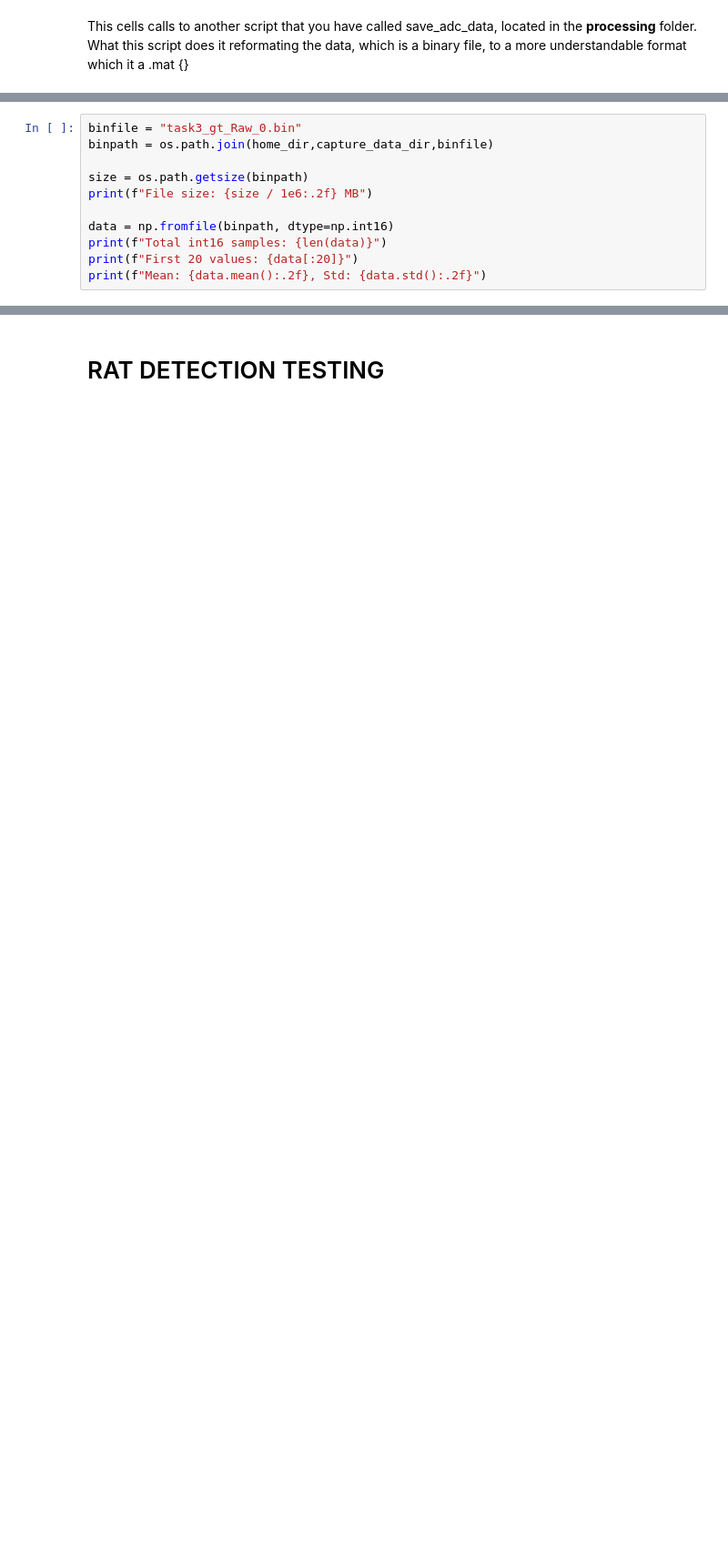
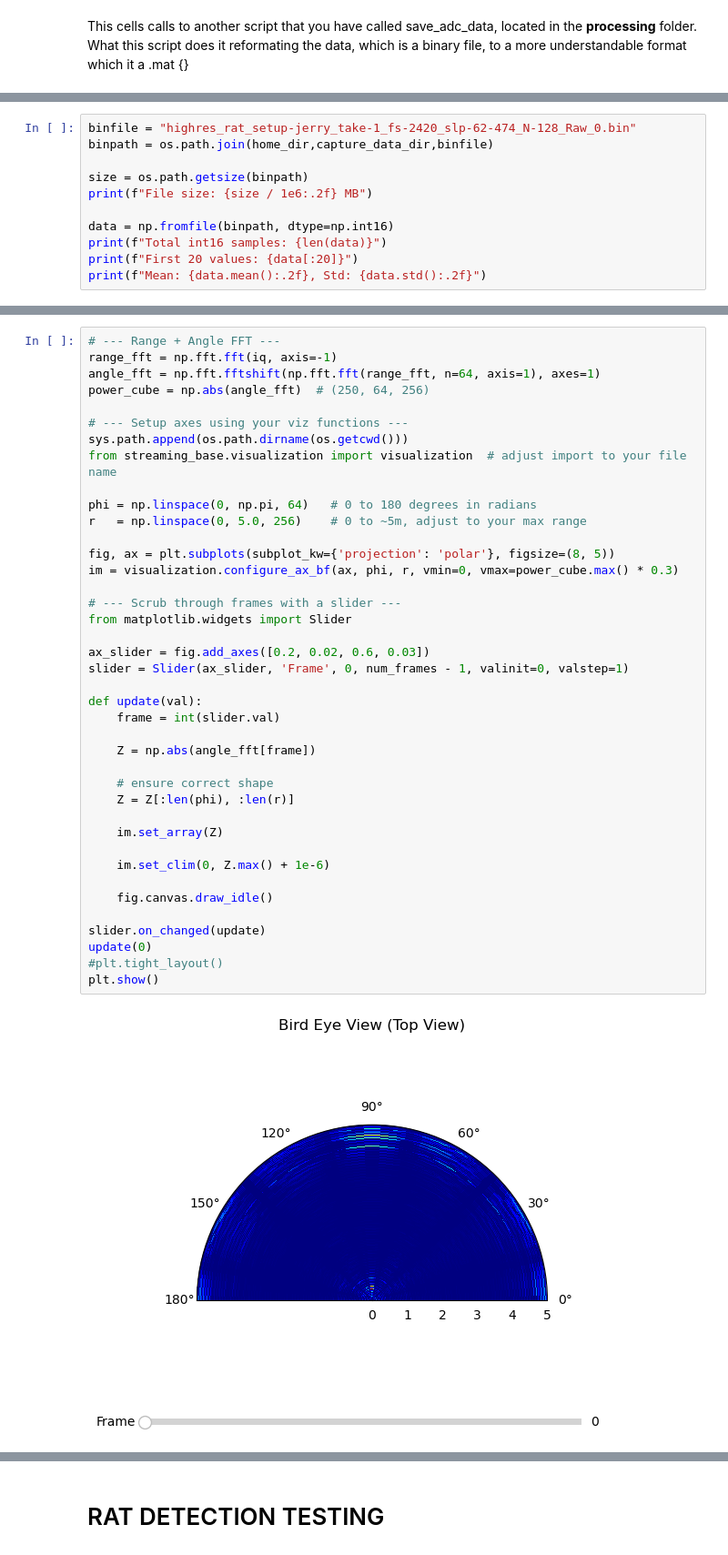
Before and after one commit to Janvdk5/COM-304-Rat-Detection, a Jupyter notebook: data_exploration/visualize_data.ipynb, the cells around one changed output, grey strips where cells are left out. Shown at 91% size. Saved outputs shown, nothing was run; the diff lists cells and outputs as text; blank space fills up the shorter version.

```diff
--- a/data_exploration/visualize_data.ipynb
+++ b/data_exploration/visualize_data.ipynb
@@ -77,5 +73,5 @@ plt.plot(abs(np.squeeze(np.sum(rfft,axis=(0,2,1)))))
 # %%
-binfile = "task3_gt_Raw_0.bin"
+binfile = "highres_rat_setup-jerry_take-1_fs-2420_slp-62-474_N-128_Raw_0.bin"
 binpath = os.path.join(home_dir,capture_data_dir,binfile)
 
 size = os.path.getsize(binpath)
@@ -114,3 +144,45 @@ Number of frames: 250.00
+# %%
+# --- Range + Angle FFT ---
+range_fft = np.fft.fft(iq, axis=-1)
+angle_fft = np.fft.fftshift(np.fft.fft(range_fft, n=64, axis=1), axes=1)
+power_cube = np.abs(angle_fft)  # (250, 64, 256)
+
+# --- Setup axes using your viz functions ---
+sys.path.append(os.path.dirname(os.getcwd()))
+from streaming_base.visualization import visualization  # adjust import to your file name
+
+phi = np.linspace(0, np.pi, 64)   # 0 to 180 degrees in radians
+r   = np.linspace(0, 5.0, 256)    # 0 to ~5m, adjust to your max range
+
+fig, ax = plt.subplots(subplot_kw={'projection': 'polar'}, figsize=(8, 5))
+im = visualization.configure_ax_bf(ax, phi, r, vmin=0, vmax=power_cube.max() * 0.3)
+
+# --- Scrub through frames with a slider ---
+from matplotlib.widgets import Slider
+
+ax_slider = fig.add_axes([0.2, 0.02, 0.6, 0.03])
+slider = Slider(ax_slider, 'Frame', 0, num_frames - 1, valinit=0, valstep=1)
+
+def update(val):
+    frame = int(slider.val)
+
+    Z = np.abs(angle_fft[frame])
+
+    # ensure correct shape
+    Z = Z[:len(phi), :len(r)]
+
+    im.set_array(Z)
+
+    im.set_clim(0, Z.max() + 1e-6)
+
+    fig.canvas.draw_idle()
+
+slider.on_changed(update)
+update(0)
+#plt.tight_layout()
+plt.show()
+# %% [output]
+[figure, added]
 # %%
 import numpy as np
 import matplotlib.pyplot as plt
```
Also changed, not shown: parts of 9 cells of this notebook, 3 other files.
